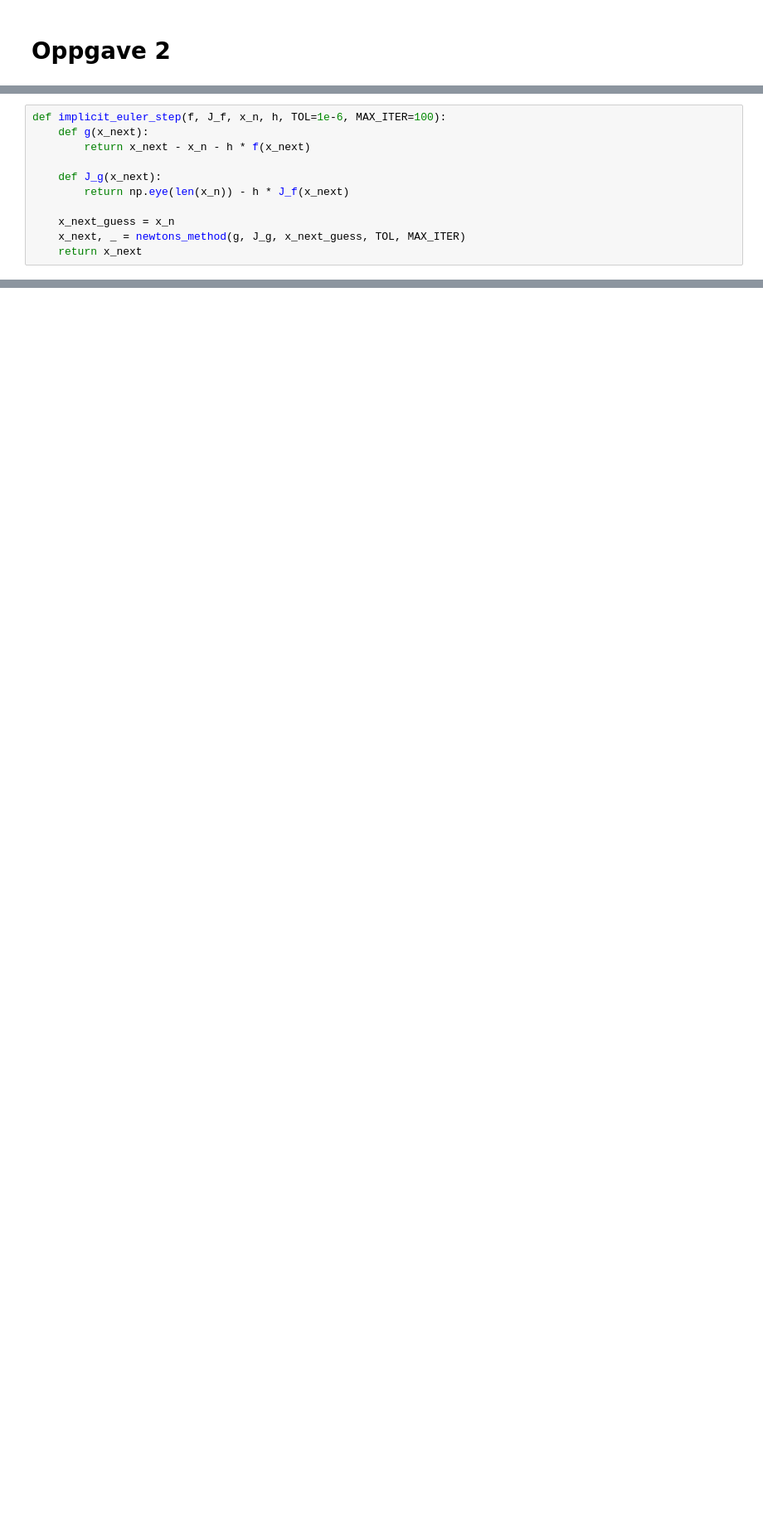
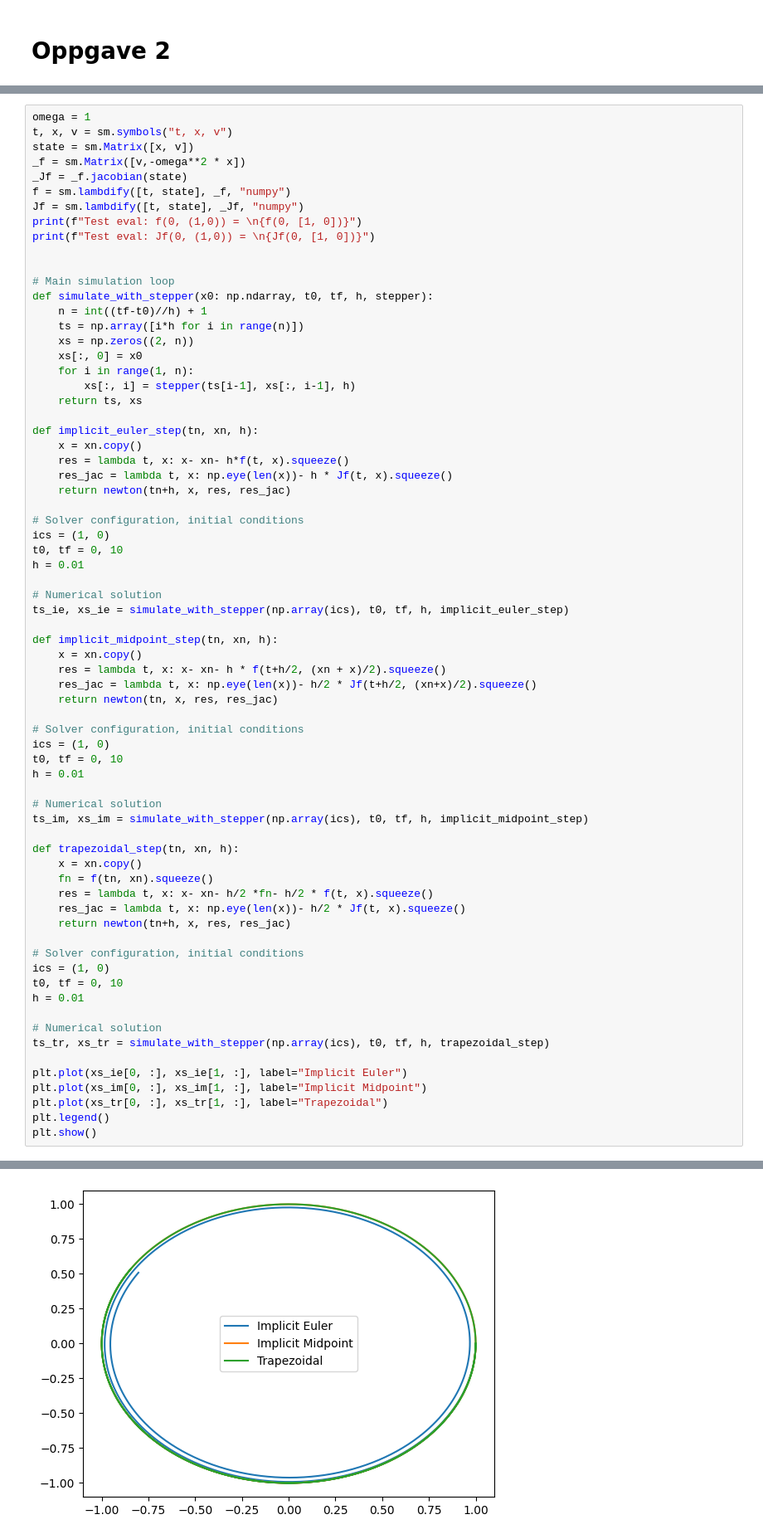
Before and after one commit to henrikOes/ModSim, a Jupyter notebook: Assignments/a3.ipynb, the cells around one changed output, grey strips where cells are left out. Shown at 83% size. Saved outputs shown, nothing was run; the diff lists cells and outputs as text; blank space fills up the shorter version.

```diff
--- a/Assignments/a3.ipynb
+++ b/Assignments/a3.ipynb
@@ -65,11 +64,71 @@ Delta: [-4.57840992e-07 -4.57840992e-07 -4.57840992e-07]
 # %%
-def implicit_euler_step(f, J_f, x_n, h, TOL=1e-6, MAX_ITER=100):
-    def g(x_next):
-        return x_next - x_n - h * f(x_next)
+omega = 1
+t, x, v = sm.symbols("t, x, v")
+state = sm.Matrix([x, v])
+_f = sm.Matrix([v,-omega**2 * x])
+_Jf = _f.jacobian(state)
+f = sm.lambdify([t, state], _f, "numpy")
+Jf = sm.lambdify([t, state], _Jf, "numpy")
+print(f"Test eval: f(0, (1,0)) = \n{f(0, [1, 0])}")
+print(f"Test eval: Jf(0, (1,0)) = \n{Jf(0, [1, 0])}")
 
-    def J_g(x_next):
-        return np.eye(len(x_n)) - h * J_f(x_next)
 
-    x_next_guess = x_n
-    x_next, _ = newtons_method(g, J_g, x_next_guess, TOL, MAX_ITER)
-    return x_next
+# Main simulation loop
+def simulate_with_stepper(x0: np.ndarray, t0, tf, h, stepper):
+    n = int((tf-t0)//h) + 1
+    ts = np.array([i*h for i in range(n)])
+    xs = np.zeros((2, n))
+    xs[:, 0] = x0
+    for i in range(1, n):
+        xs[:, i] = stepper(ts[i-1], xs[:, i-1], h)
+    return ts, xs
+
+def implicit_euler_step(tn, xn, h):
+    x = xn.copy()
+    res = lambda t, x: x- xn- h*f(t, x).squeeze()
+    res_jac = lambda t, x: np.eye(len(x))- h * Jf(t, x).squeeze()
+    return newton(tn+h, x, res, res_jac)
+
+# Solver configuration, initial conditions
+ics = (1, 0)
+t0, tf = 0, 10
+h = 0.01
+
+# Numerical solution
+ts_ie, xs_ie = simulate_with_stepper(np.array(ics), t0, tf, h, implicit_euler_step)
+
+def implicit_midpoint_step(tn, xn, h):
+    x = xn.copy()
+    res = lambda t, x: x- xn- h * f(t+h/2, (xn + x)/2).squeeze()
+    res_jac = lambda t, x: np.eye(len(x))- h/2 * Jf(t+h/2, (xn+x)/2).squeeze()
+    return newton(tn, x, res, res_jac)
+
+# Solver configuration, initial conditions
+ics = (1, 0)
+t0, tf = 0, 10
+h = 0.01
+
+# Numerical solution
+ts_im, xs_im = simulate_with_stepper(np.array(ics), t0, tf, h, implicit_midpoint_step)
+
+def trapezoidal_step(tn, xn, h):
+    x = xn.copy()
+    fn = f(tn, xn).squeeze()
+    res = lambda t, x: x- xn- h/2 *fn- h/2 * f(t, x).squeeze()
+    res_jac = lambda t, x: np.eye(len(x))- h/2 * Jf(t, x).squeeze()
+    return newton(tn+h, x, res, res_jac)
+
+# Solver configuration, initial conditions
+ics = (1, 0)
+t0, tf = 0, 10
+h = 0.01
+
+# Numerical solution
+ts_tr, xs_tr = simulate_with_stepper(np.array(ics), t0, tf, h, trapezoidal_step)
+
+plt.plot(xs_ie[0, :], xs_ie[1, :], label="Implicit Euler")
+plt.plot(xs_im[0, :], xs_im[1, :], label="Implicit Midpoint")
+plt.plot(xs_tr[0, :], xs_tr[1, :], label="Trapezoidal")
+plt.legend()
+plt.show()
+# %% [output]
@@ -75,0 +141 @@ def implicit_euler_step(f, J_f, x_n, h, TOL=1e-6, MAX_ITER=100):
+[figure, added]
```
Also changed, not shown: parts of 11 cells of this notebook.
